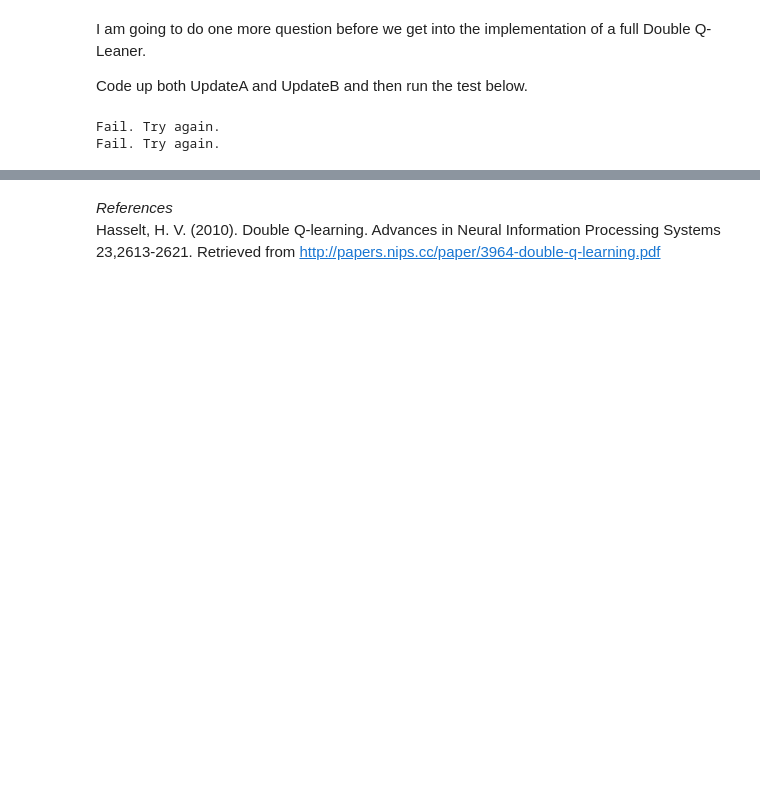
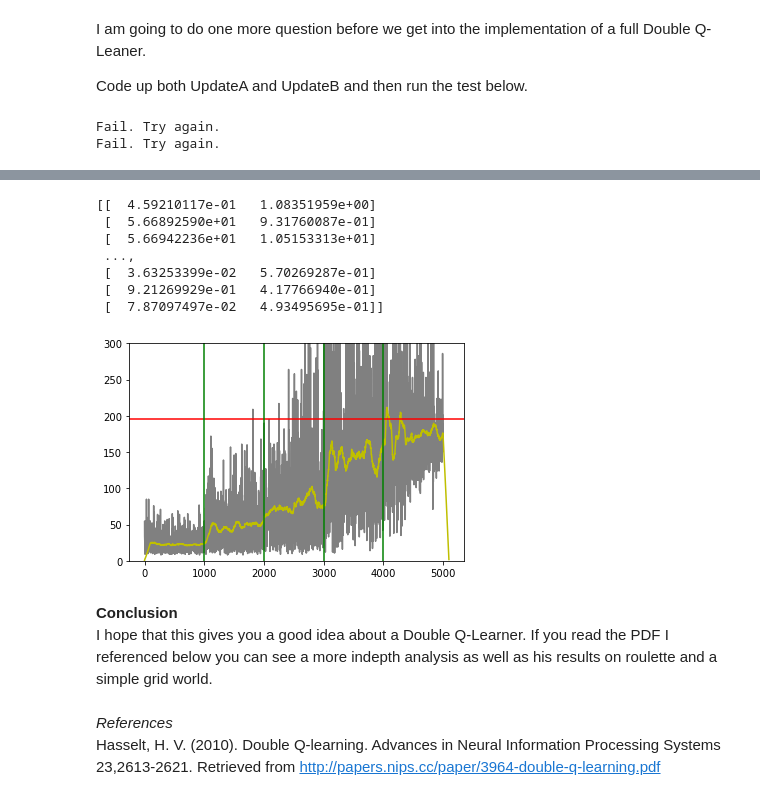
Before and after one commit to ehennis/ReinforcementLearning, a Jupyter notebook: 03-DoubleQLearning.ipynb, the cells around one changed output, grey strips where cells are left out. Cells and saved outputs as stored; diff of their text form; code cells hidden in the pictures; blank space fills up the shorter version.

Commit message:
Finished up Double Q and added in the CartPole example

```diff
--- a/03-DoubleQLearning.ipynb
+++ b/03-DoubleQLearning.ipynb
@@ -102,0 +106,8 @@ CODE: future_value = QA[nstate,a_star_idx]
+# %%
+#Imports
+import gym
+import numpy as np
+import matplotlib.pyplot as plt
+
+from gym import wrappers
+envCartPole = gym.make('CartPole-v1')
@@ -103,3 +232,40 @@ CODE: future_value = QA[nstate,a_star_idx]
+# %%
+buckets = build_buckets()
+Q, rewards = double_q_learning(envCartPole, buckets) #Return the optimal policy and the Q table results
+
+
+
+#print(pi,Q)
+print(Q)
+#print (pi,V)
+
+rolling_average = np.convolve(rewards, np.ones(100)/100)
+
+plt.plot(rewards, color='grey')
+plt.plot(rolling_average, color='y')
+plt.axhline(y=195, color='r', linestyle='-') #Solved Line
+#NOTE: These are the epsilon changes in my original code
+plt.axvline(x=1000, color='g', linestyle='-')
+plt.axvline(x=2000, color='g', linestyle='-')
+plt.axvline(x=3000, color='g', linestyle='-')
+plt.axvline(x=4000, color='g', linestyle='-')
+plt.ylim( (0,300) )
+plt.show()
+
+
+envCartPole.close()
+# %% [output]
+[[  4.59210117e-01   1.08351959e+00]
+ [  5.66892590e+01   9.31760087e-01]
+ [  5.66942236e+01   1.05153313e+01]
+ ...,
+ [  3.63253399e-02   5.70269287e-01]
+ [  9.21269929e-01   4.17766940e-01]
+ [  7.87097497e-02   4.93495695e-01]]
+[figure, added]
+# %% [markdown]
+**Conclusion**
+I hope that this gives you a good idea about a Double Q-Learner. If you read the PDF I referenced below you can see a more indepth analysis as well as his results on roulette and a simple grid world.
 # %% [markdown]
 *References*
 Hasselt, H. V. (2010). Double Q-learning. Advances in Neural Information Processing Systems 23,2613-2621. Retrieved from http://papers.nips.cc/paper/3964-double-q-learning.pdf
```
Also changed, not shown: parts of 6 cells of this notebook.
